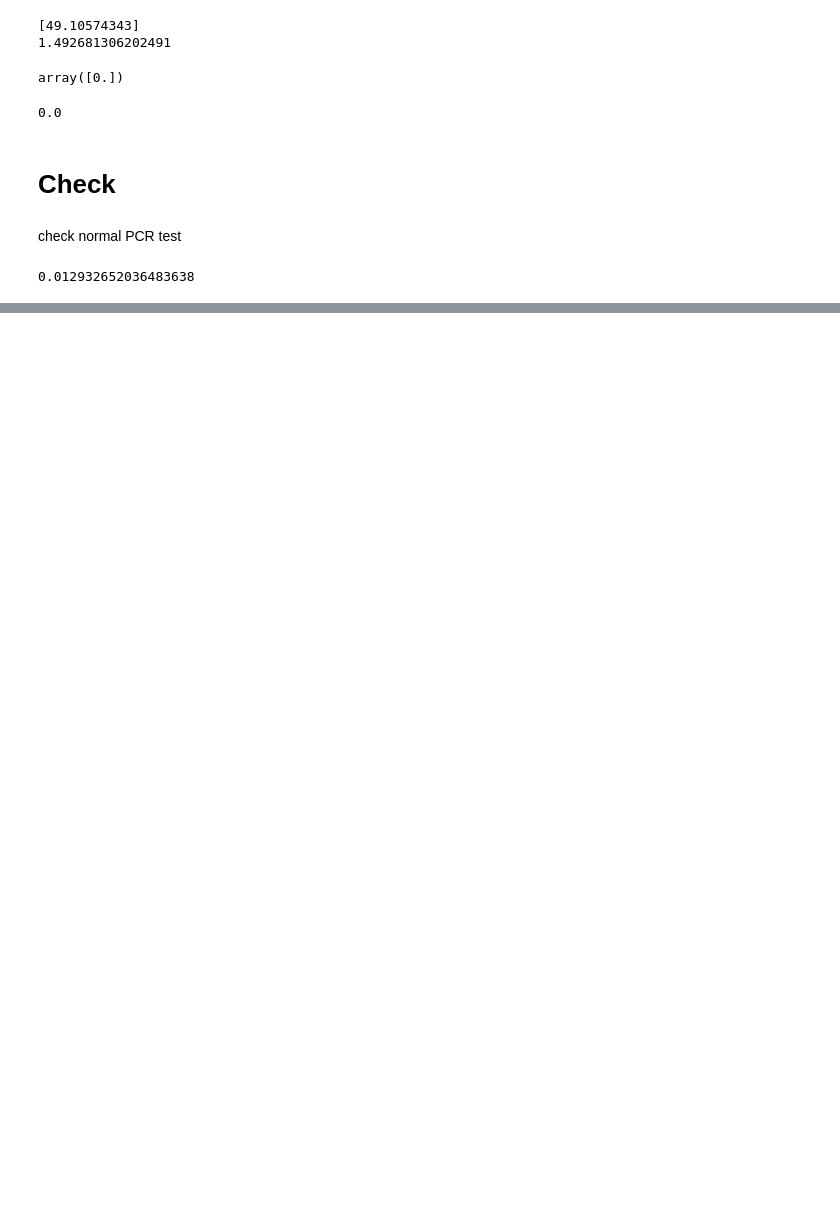
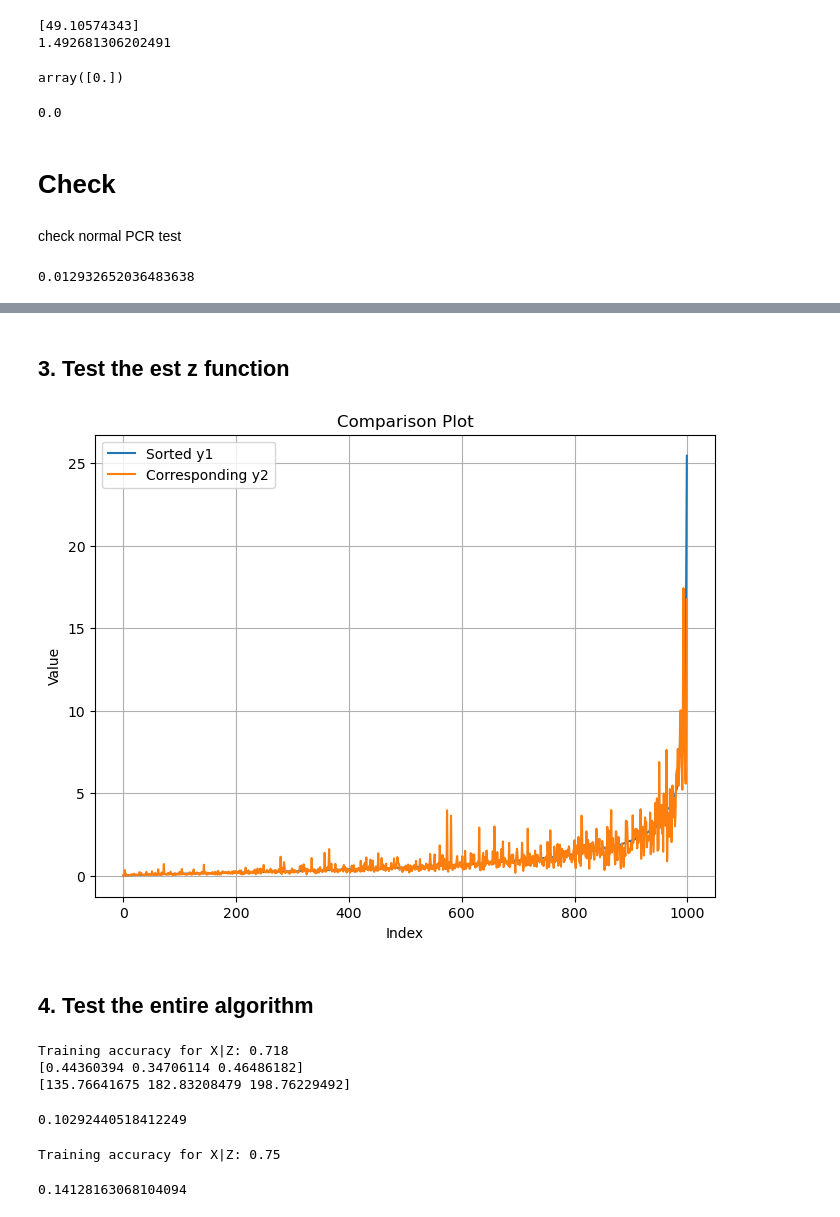
Before and after one commit to BowenXU0126/Covariate-shift-CRT, a Jupyter notebook: Demo_with_simulation.ipynb, the cells around one changed output, grey strips where cells are left out. Drawn from its saved outputs; the diff is of its cells as text; code cells hidden in the pictures; blank space fills up the shorter version.

```diff
--- a/Demo_with_simulation.ipynb
+++ b/Demo_with_simulation.ipynb
@@ -914,0 +1157,41 @@ def Test_pe_true_dr(X_source, Z_source, V_source, Y_source, X_target, Z_target,
+# %% [markdown]
+## 3. Test the est z function
+# %%
+Z_e = Z_source
+Z_t = Z_target
+# %%
+est_z_dr = est_z_ratio(Z_e, Z_e, Z_t, method = 'LR')
+# %%
+est_z_dr = np.squeeze(est_z_dr)
+# %%
+true_z_dr = np.squeeze(true_density_ratio(X_source, Z_source, V_source))
+# %%
+import numpy as np
+import matplotlib.pyplot as plt
+
+# Generate example data # Example x values
+y1 = true_z_dr  # Example y1 values (sin function)
+y2 = est_z_dr  # Example y2 values (cos function)
+
+
+# Rank y1 and maintain correspondence with y2
+sorted_indices = np.argsort(y1)  # Get the indices that would sort y1
+y1_sorted = y1[sorted_indices]  # Sort y1
+y2_sorted = y2[sorted_indices]  # Sort y2 based on the sorted indices of y1
+
+y1_sorted = y1_sorted[:1000]
+y2_sorted = y2_sorted[:1000]
+# Plotting
+plt.figure(figsize=(8, 6))  # Set the figure size
+plt.plot(y1_sorted, label='Sorted y1')  # Plot sorted y1
+plt.plot(y2_sorted, label='Corresponding y2')  # Plot corresponding y2
+plt.xlabel('Index')  # Set x-axis label
+plt.ylabel('Value')  # Set y-axis label
+plt.title('Comparison Plot')  # Set plot title
+plt.legend()  # Show legend
+plt.grid(True)  # Show grid
+plt.show()  # Display the plot
+# %% [output]
+[figure, added]
+# %% [markdown]
+## 4. Test the entire algorithm
@@ -914,0 +1228,14 @@ def Test_pe_true_dr(X_source, Z_source, V_source, Y_source, X_target, Z_target,
+# %%
+Test_pe(X_e, Z_e, V_e, X_source, Z_source, V_source, Y_source, X_target, Z_target, V_target, L=3, K=20, datatype='binary')
+# %% [output]
+Training accuracy for X|Z: 0.718
+[0.44360394 0.34706114 0.46486182]
+[135.76641675 182.83208479 198.76229492]
+0.10292440518412249
+# %%
+model = est_x(X_e, Z_e, datatype = 'binary')
+_,test_statistic = PCRtest(Y_source, X_source, Z_source, V_source,model_X_binary, model=model,density_ratio=None, L=3, K=20,covariate_shift=False)
+chi_squared_p_value(test_statistic, 2)
+# %% [output]
+Training accuracy for X|Z: 0.75
+0.14128163068104094
```
Also changed, not shown: parts of 16 cells of this notebook, 10 other files.
